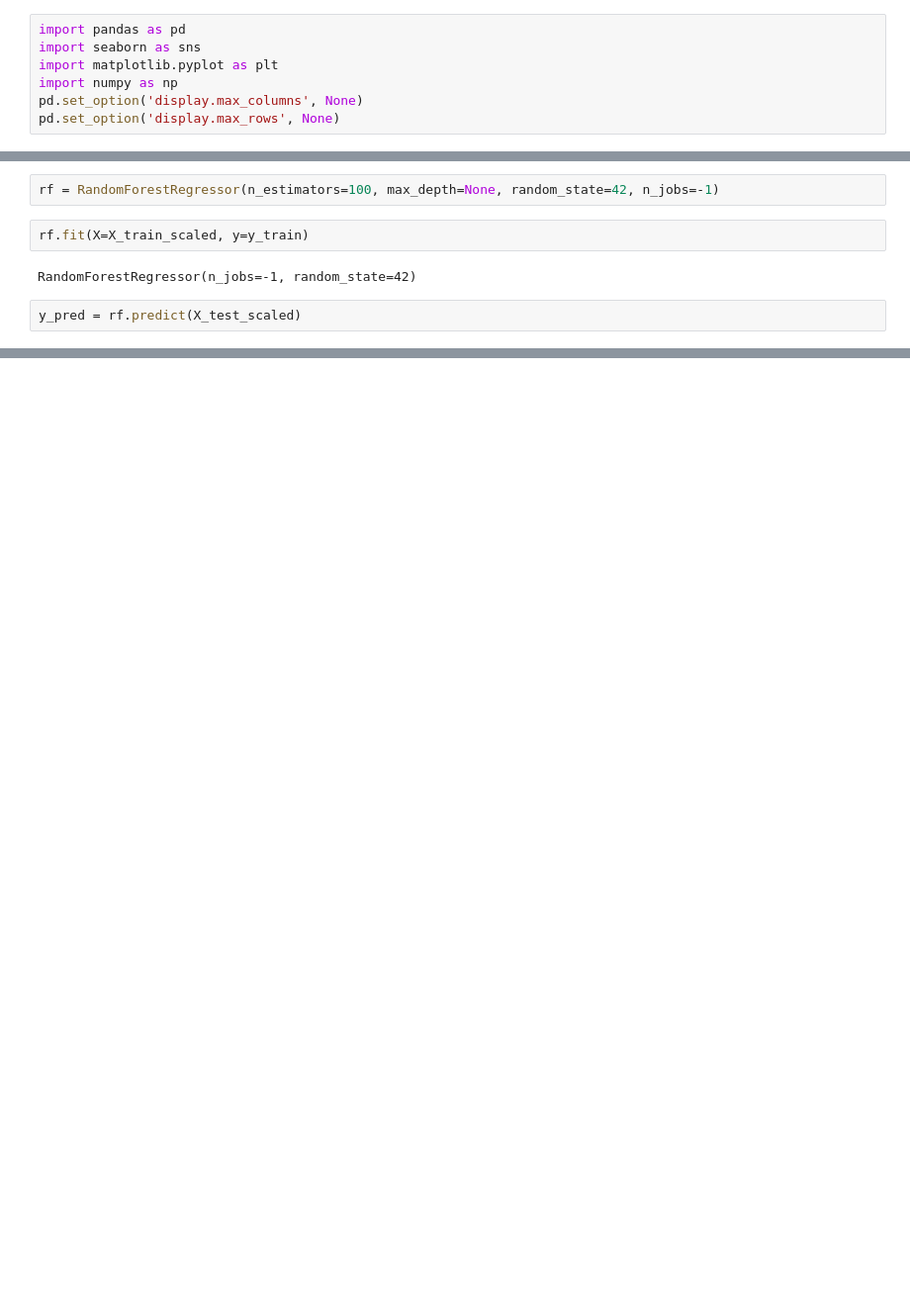
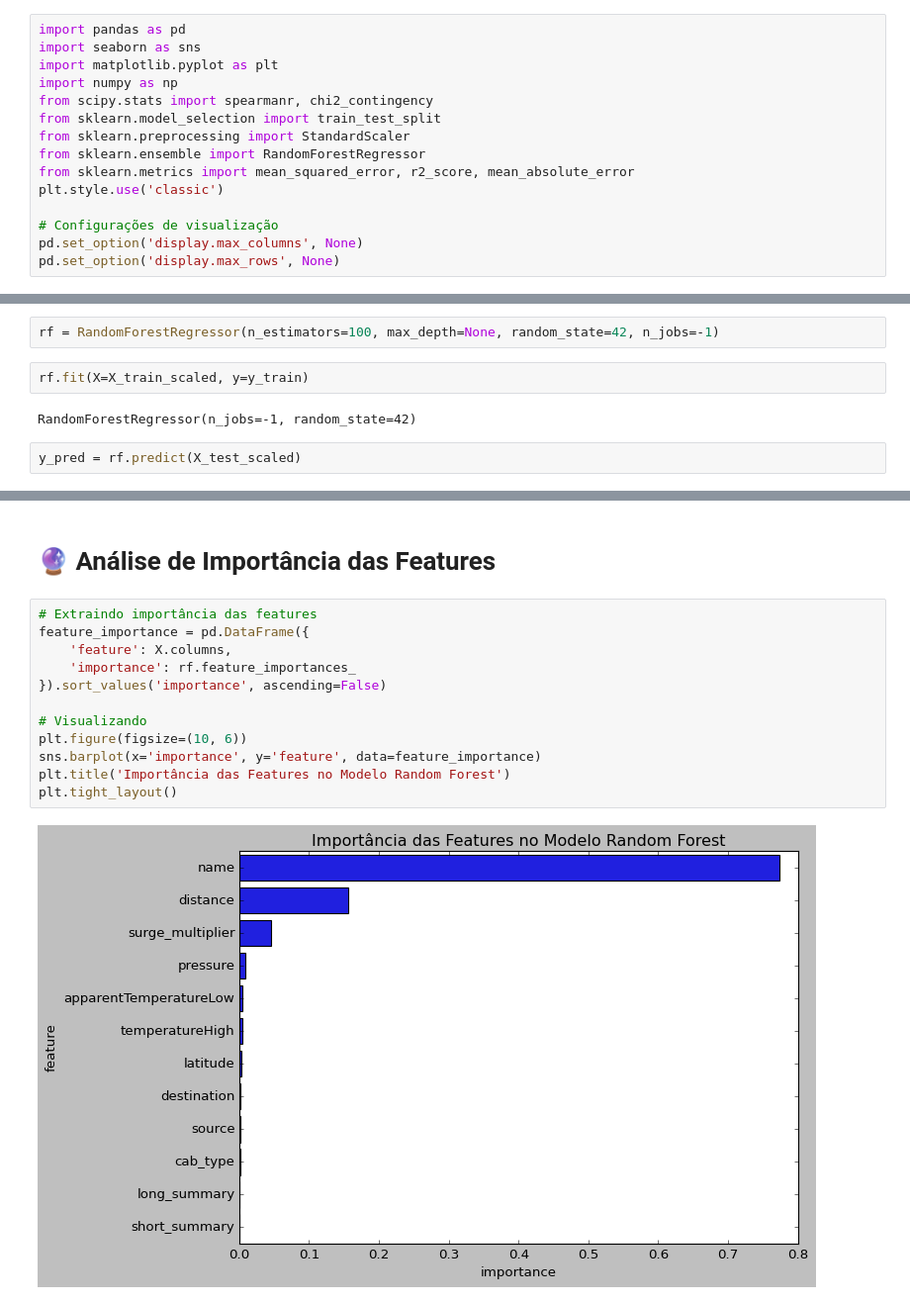
Before and after one commit to gxbriellops/preco-dinamico, a Jupyter notebook: uber_analise.ipynb, the cells around one changed output, grey strips where cells are left out. Shown at 99% size. Cells and saved outputs as stored; diff of their text form; blank space fills up the shorter version.

```diff
--- a/uber_analise.ipynb
+++ b/uber_analise.ipynb
@@ -3,6 +18,14 @@ import pandas as pd
 import seaborn as sns
 import matplotlib.pyplot as plt
 import numpy as np
+from scipy.stats import spearmanr, chi2_contingency
+from sklearn.model_selection import train_test_split
+from sklearn.preprocessing import StandardScaler
+from sklearn.ensemble import RandomForestRegressor
+from sklearn.metrics import mean_squared_error, r2_score, mean_absolute_error
+plt.style.use('classic')
+
+# Configurações de visualização
 pd.set_option('display.max_columns', None)
 pd.set_option('display.max_rows', None)
 # %%
@@ -188,0 +190,16 @@ testar: MAE, MAPE
+# %% [markdown]
+# 🔮 Análise de Importância das Features
+# %%
+# Extraindo importância das features
+feature_importance = pd.DataFrame({
+    'feature': X.columns,
+    'importance': rf.feature_importances_
+}).sort_values('importance', ascending=False)
+
+# Visualizando
+plt.figure(figsize=(10, 6))
+sns.barplot(x='importance', y='feature', data=feature_importance)
+plt.title('Importância das Features no Modelo Random Forest')
+plt.tight_layout()
+# %% [output]
+[figure, added]
```
Also changed, not shown: parts of 29 cells of this notebook, 1 other file.
